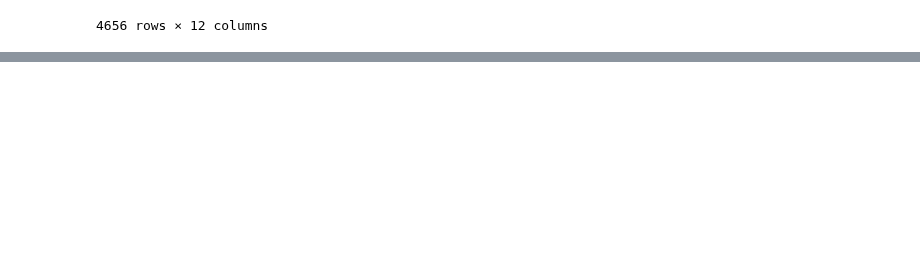
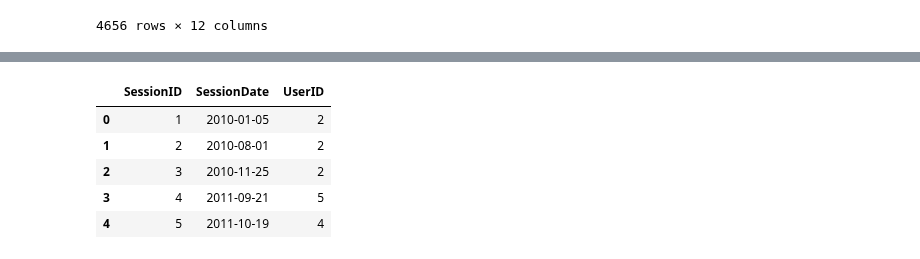
Before and after one commit to siddartha-10/Data-Science, a Jupyter notebook: Pandas/pandas_exercise1.ipynb, the cells around one changed output, grey strips where cells are left out. Cells and saved outputs as stored; diff of their text form; code cells hidden in the pictures; blank space fills up the shorter version.

```diff
--- a/Pandas/pandas_exercise1.ipynb
+++ b/Pandas/pandas_exercise1.ipynb
@@ -227,0 +226,2 @@ df.drop([5,12,23,56]).h
+# %%
+sessions = pd.read_csv('https://raw.githubusercontent.com/ben519/DataWrangling/master/Data/sessions.csv')
@@ -227,0 +241,9 @@ df.drop([5,12,23,56]).h
+# %%
+sessions.head()
+# %% [output]
+|  | SessionID | SessionDate | UserID |
+| 0 | 1 | 2010-01-05 | 2 |
+| 1 | 2 | 2010-08-01 | 2 |
+| 2 | 3 | 2010-11-25 | 2 |
+| 3 | 4 | 2011-09-21 | 5 |
+| 4 | 5 | 2011-10-19 | 4 |
```
Also changed, not shown: parts of 29 cells of this notebook.
